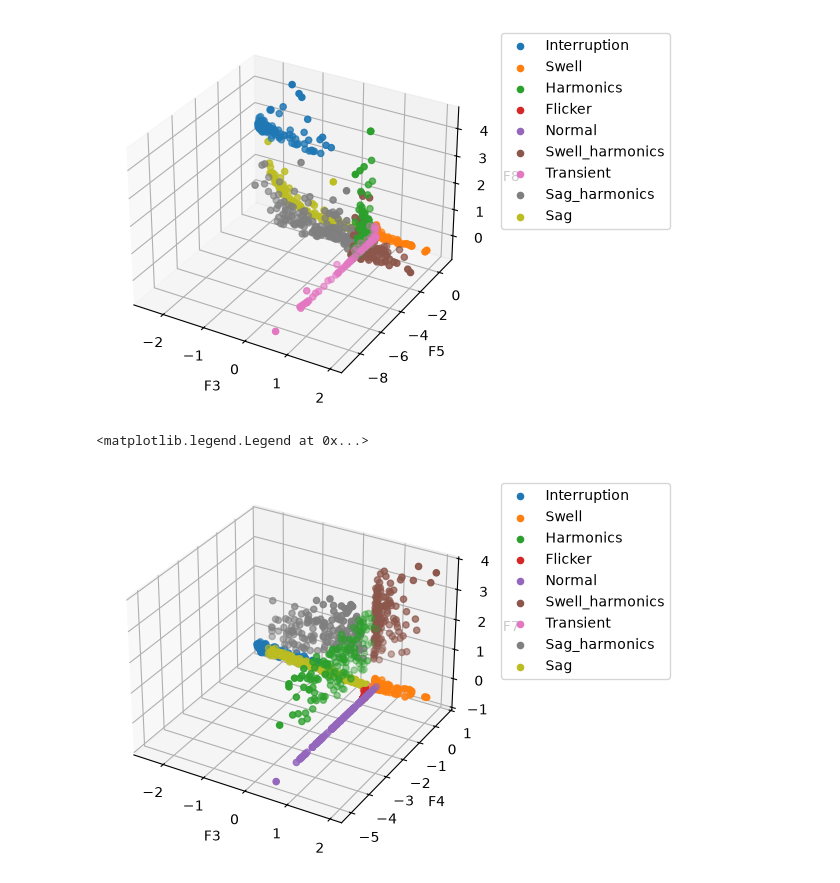
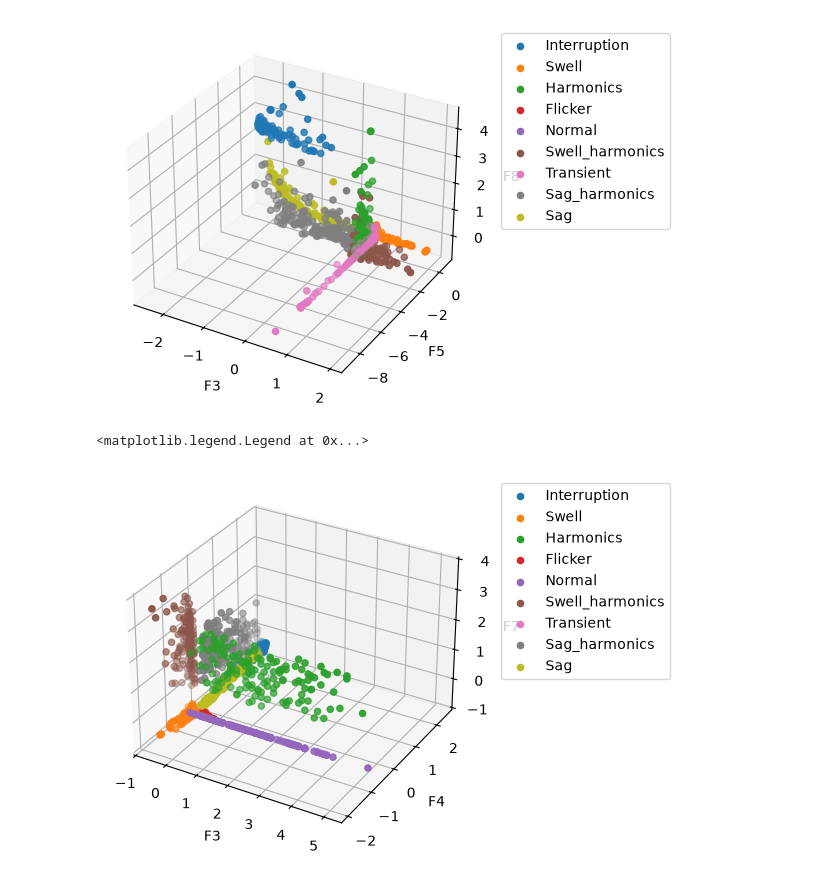
Before and after one commit to Kibestar/EE4C12---Machine-Learning-Project, a Jupyter notebook: Code/01 Task/3d_plot.ipynb, the cells around one changed output. Cells and saved outputs as stored; diff of their text form; code cells hidden in the pictures.

```diff
--- a/Code/01 Task/3d_plot.ipynb
+++ b/Code/01 Task/3d_plot.ipynb
@@ -36,32 +36,32 @@ ax.legend(bbox_to_anchor=(1.05, 1), loc='upper left')
 # %%
 features = ["F1", "F2", "F3", "F4", "F5", "F6", "F7", "F8"]
 files = ["SNR_noiseless"]
 
 data, sample_labels = data_import(files, features)
 full_data = pd.DataFrame(data, columns=features)
 
 # Make a 3D scatter of F3, F4, F7, with one legend entry per sample label.
 import matplotlib.pyplot as plt
 from mpl_toolkits.mplot3d import Axes3D
 
 fig = plt.figure()
 ax = fig.add_subplot(111, projection='3d')
 
 sample_label_series = pd.Series(sample_labels)
 for label in sample_label_series.unique():
     mask = sample_label_series == label
     ax.scatter(
-        full_data.loc[mask, 'F3'],
-        -full_data.loc[mask, 'F4'],
+        full_data.loc[mask, 'F4'],
+        -full_data.loc[mask, 'F3'],
         full_data.loc[mask, 'F7'],
         label=label,
     )
 
 ax.set_xlabel('F3')
 ax.set_ylabel('F4')
 ax.set_zlabel('F7')
 # put the legend outside the plot
 ax.legend(bbox_to_anchor=(1.05, 1), loc='upper left')
 # %% [output]
 <matplotlib.legend.Legend at 0x...>
-[figure, old version]
+[figure, new version]
```
Also changed, not shown: parts of 1 cell of this notebook.
